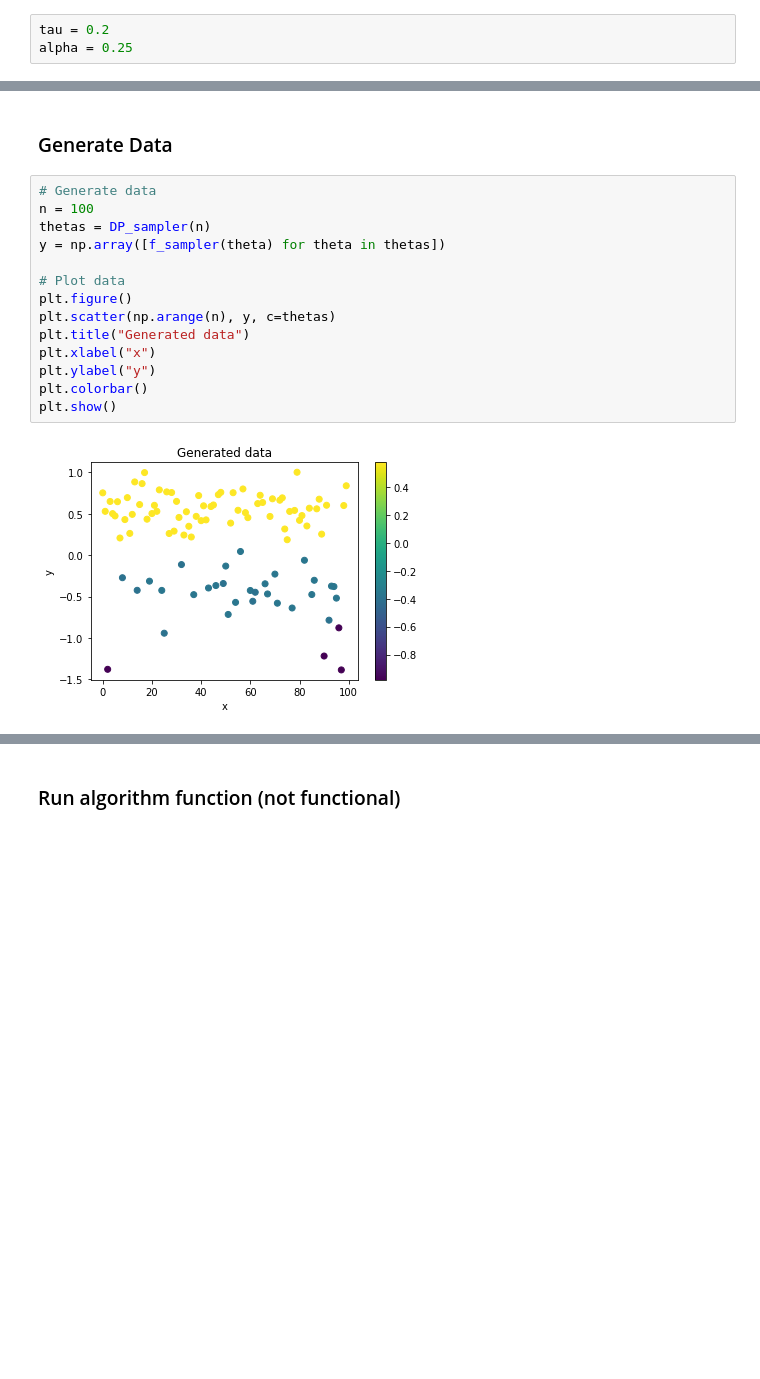
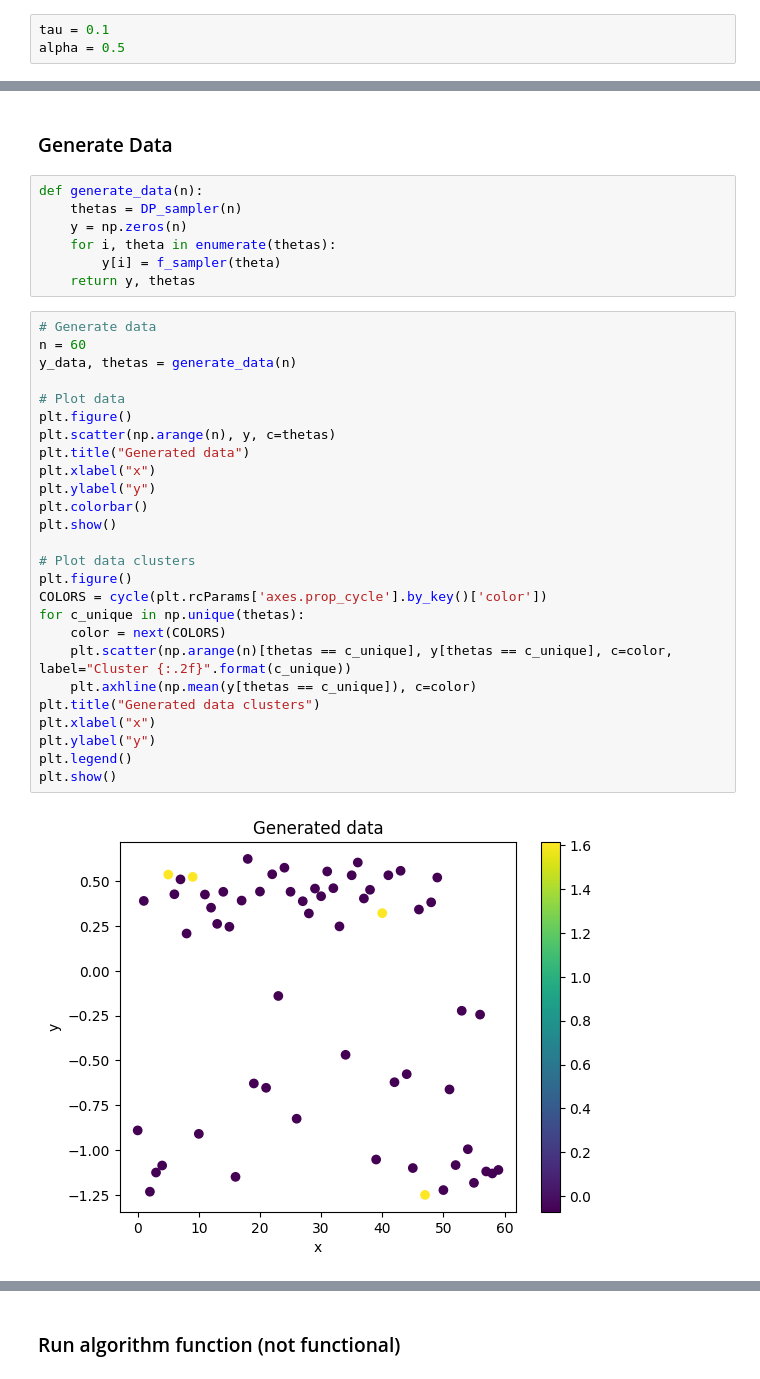
Before and after one commit to MariusAlonso/MVA-PGM-Sampling-Methods-DP-Mixture-Models, a Jupyter notebook: algos.ipynb, the cells around one changed output, grey strips where cells are left out. Cells and saved outputs as stored; diff of their text form; blank space fills up the shorter version.

```diff
--- a/algos.ipynb
+++ b/algos.ipynb
@@ -18,8 +14,8 @@ In our implementations,
 # %% [markdown]
 ### General Case
 # %%
-tau = 0.2
-alpha = 0.25
+tau = 0.1
+alpha = 0.5
 # %%
 # G0 is a normal distribution with mean 0 and variance 1
 def g0_sampler():
@@ -100,19 +105,38 @@ def ri_integral(y):
     return tau * np.exp(-y**2 / (2 + 2 * tau**2)) / np.sqrt(tau**2 + 1)
 # %% [markdown]
 ### Generate Data
+# %%
+def generate_data(n):
+    thetas = DP_sampler(n)
+    y = np.zeros(n)
+    for i, theta in enumerate(thetas):
+        y[i] = f_sampler(theta)
+    return y, thetas
 # %%
 # Generate data
-n = 100
-thetas = DP_sampler(n)
-y = np.array([f_sampler(theta) for theta in thetas])
+n = 60
+y_data, thetas = generate_data(n)
 
 # Plot data
 plt.figure()
 plt.scatter(np.arange(n), y, c=thetas)
 plt.title("Generated data")
 plt.xlabel("x")
 plt.ylabel("y")
 plt.colorbar()
 plt.show()
+
+# Plot data clusters
+plt.figure()
+COLORS = cycle(plt.rcParams['axes.prop_cycle'].by_key()['color'])
+for c_unique in np.unique(thetas):
+    color = next(COLORS)
+    plt.scatter(np.arange(n)[thetas == c_unique], y[thetas == c_unique], c=color, label="Cluster {:.2f}".format(c_unique))
+    plt.axhline(np.mean(y[thetas == c_unique]), c=color)
+plt.title("Generated data clusters")
+plt.xlabel("x")
+plt.ylabel("y")
+plt.legend()
+plt.show()
 # %% [output]
-[figure, old version]
+[figure, new version]
```
Also changed, not shown: parts of 29 cells of this notebook.
